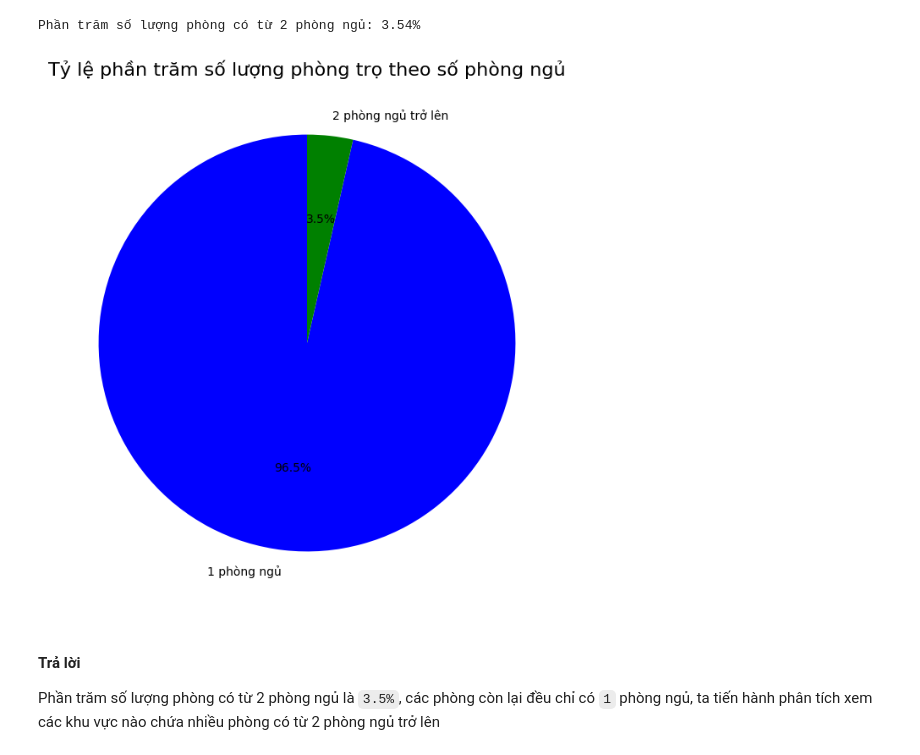
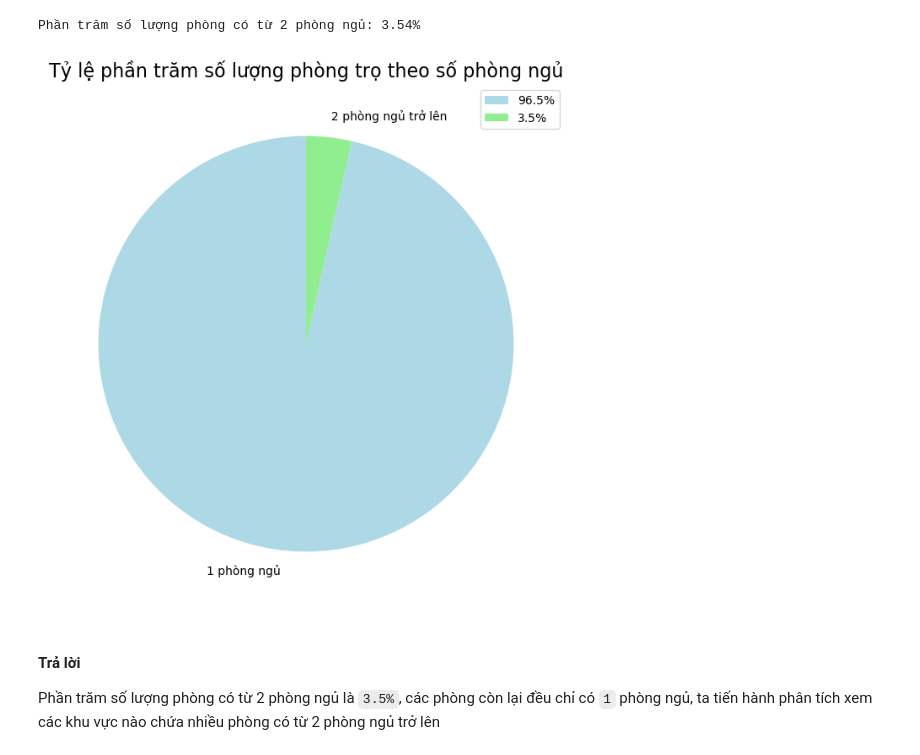
Before and after one commit to HoanggNguyen/DS_FinalProject, a Jupyter notebook: Question_Answer.ipynb, the cells around one changed output. Cells and saved outputs as stored; diff of their text form; code cells hidden in the pictures.

Commit message:
update chart color

```diff
--- a/Question_Answer.ipynb
+++ b/Question_Answer.ipynb
@@ -717,18 +716,19 @@ Phần trăm số lượng phòng có từ 2 phòng ngủ: 3.54%
 # %%
 so_phong_tro_1 = df[df['Số phòng ngủ'] == 1].shape[0]
 so_phong_tro_2_or_more = df[df['Số phòng ngủ'] >= 2].shape[0]
 
 labels = ['1 phòng ngủ', '2 phòng ngủ trở lên']
 values = [so_phong_tro_1, so_phong_tro_2_or_more]
 
 plt.figure(figsize=(8, 8))
-plt.pie(values, labels=labels, autopct='%1.1f%%', startangle=90, colors=['blue', 'green'])
+plt.pie(values, labels=labels, startangle=90, colors=['lightblue', 'lightgreen'])
 
 plt.title("Tỷ lệ phần trăm số lượng phòng trọ theo số phòng ngủ", fontsize=16)
-
+percentages = [f"{p / (so_phong_tro_1 + so_phong_tro_2_or_more) * 100:.1f}%" for p in values]
+plt.legend(percentages, loc="best")
 plt.show()
 # %% [output]
-[figure, old version]
+[figure, new version]
 # %% [markdown]
 #### Trả lời
 Phần trăm số lượng phòng có từ 2 phòng ngủ là `3.5%`, các phòng còn lại đều chỉ có `1` phòng ngủ, ta tiến hành phân tích xem các khu vực nào chứa nhiều phòng có từ 2 phòng ngủ trở lên
```
Also changed, not shown: parts of 5 cells of this notebook.
